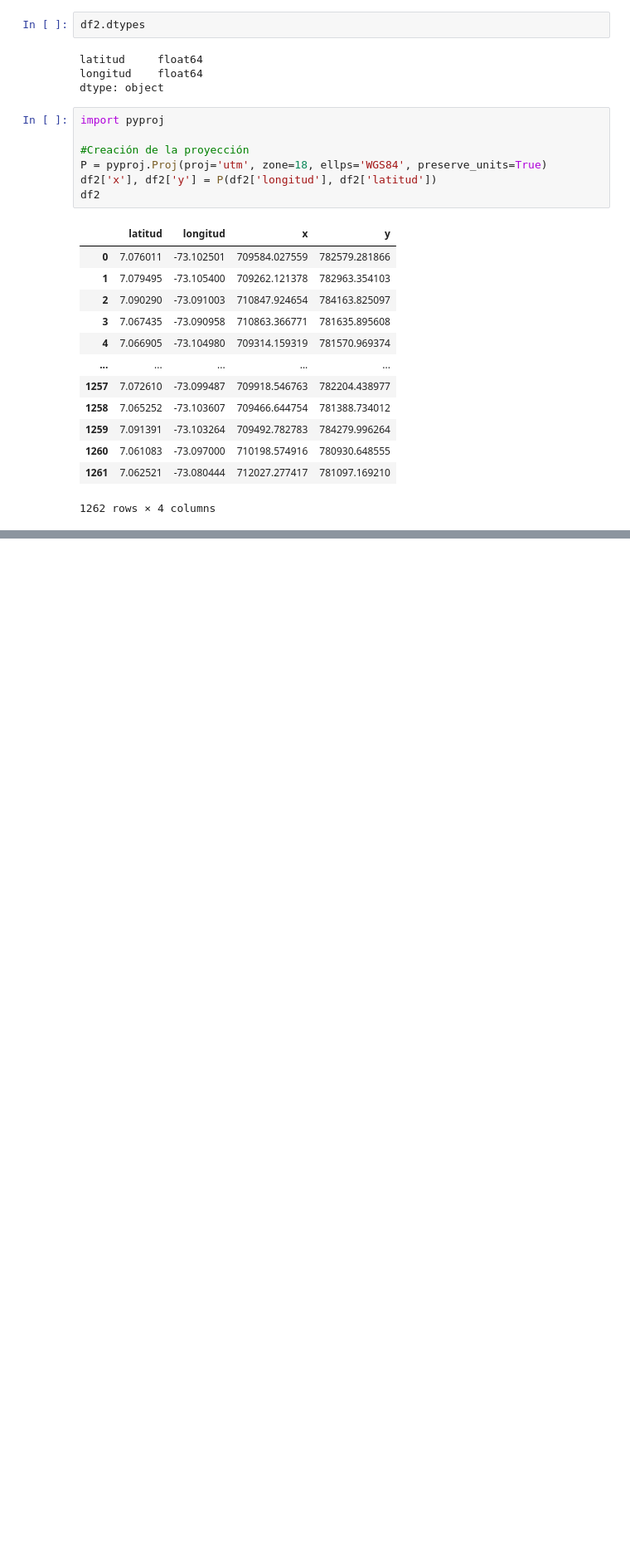
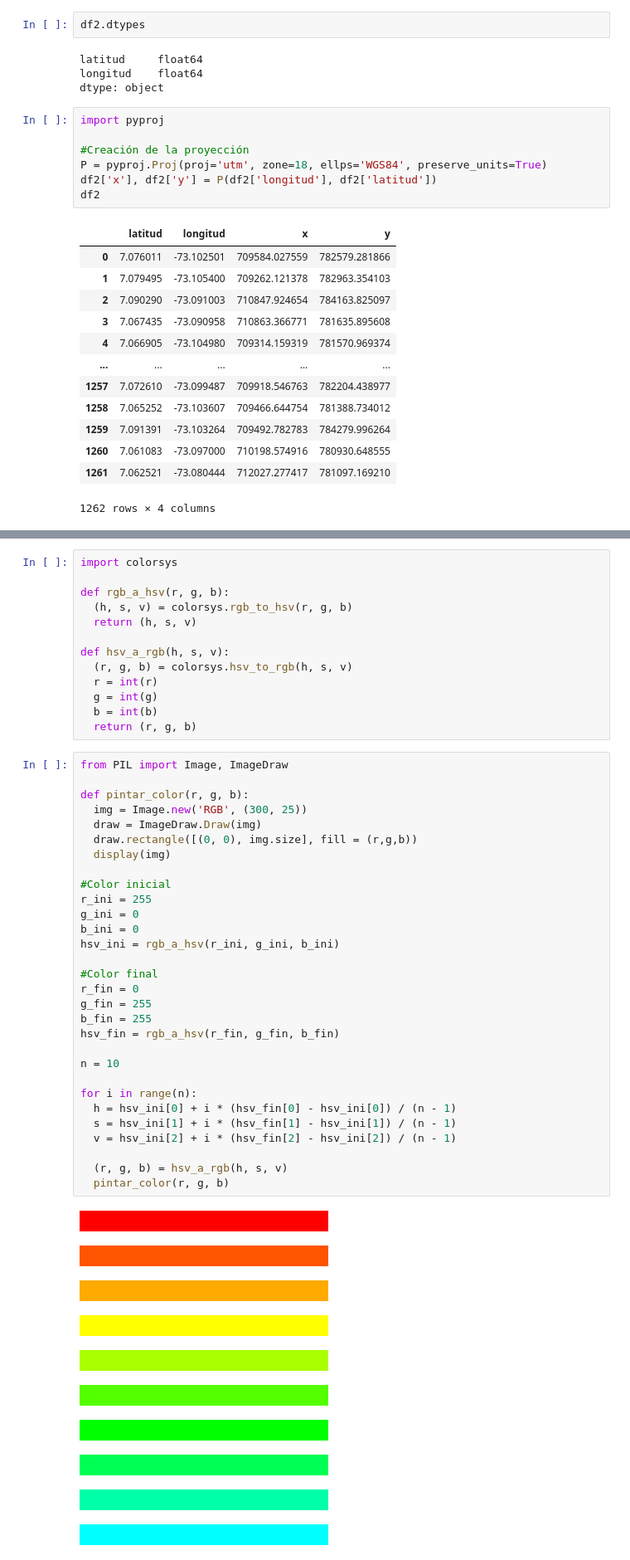
Before and after one commit to Baguettou/cd-Pedro-Palencia-2023, a Jupyter notebook: Proyecto2_KDE.ipynb, the cells around one changed output, grey strips where cells are left out. Shown: that part at 83% size. Saved outputs shown, nothing was run; the diff lists cells and outputs as text; blank space fills up the shorter version.

```diff
--- a/Proyecto2_KDE.ipynb
+++ b/Proyecto2_KDE.ipynb
@@ -221,0 +318,54 @@ plt.show()
+# %%
+import colorsys
+
+def rgb_a_hsv(r, g, b):
+  (h, s, v) = colorsys.rgb_to_hsv(r, g, b)
+  return (h, s, v)
+
+def hsv_a_rgb(h, s, v):
+  (r, g, b) = colorsys.hsv_to_rgb(h, s, v)
+  r = int(r)
+  g = int(g)
+  b = int(b)
+  return (r, g, b)
+# %%
+from PIL import Image, ImageDraw
+
+def pintar_color(r, g, b):
+  img = Image.new('RGB', (300, 25))
+  draw = ImageDraw.Draw(img)
+  draw.rectangle([(0, 0), img.size], fill = (r,g,b))
+  display(img)
+
+#Color inicial
+r_ini = 255
+g_ini = 0
+b_ini = 0
+hsv_ini = rgb_a_hsv(r_ini, g_ini, b_ini)
+
+#Color final
+r_fin = 0
+g_fin = 255
+b_fin = 255
+hsv_fin = rgb_a_hsv(r_fin, g_fin, b_fin)
+
+n = 10
+
+for i in range(n):
+  h = hsv_ini[0] + i * (hsv_fin[0] - hsv_ini[0]) / (n - 1)
+  s = hsv_ini[1] + i * (hsv_fin[1] - hsv_ini[1]) / (n - 1)
+  v = hsv_ini[2] + i * (hsv_fin[2] - hsv_ini[2]) / (n - 1)
+
+  (r, g, b) = hsv_a_rgb(h, s, v)
+  pintar_color(r, g, b)
+# %% [output]
+[figure, added]
+[figure, added]
+[figure, added]
+[figure, added]
+[figure, added]
+[figure, added]
+[figure, added]
+[figure, added]
+[figure, added]
+[figure, added]
```
Also changed, not shown: parts of 17 cells of this notebook.
